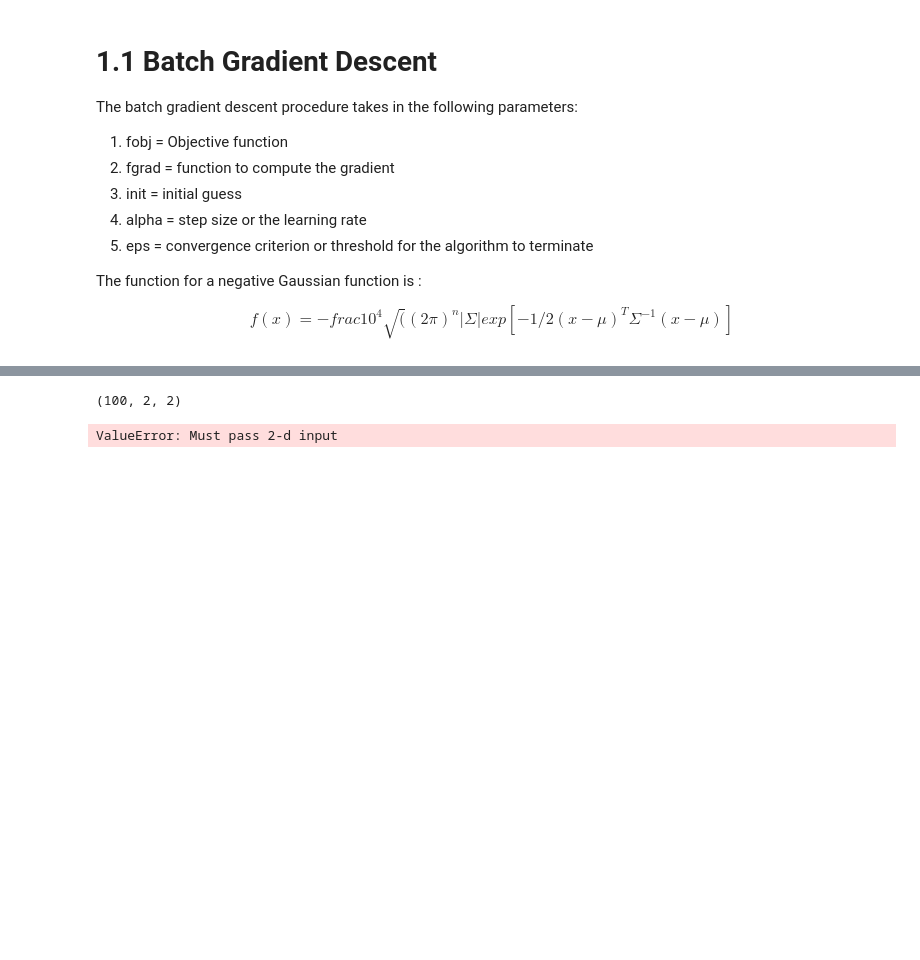
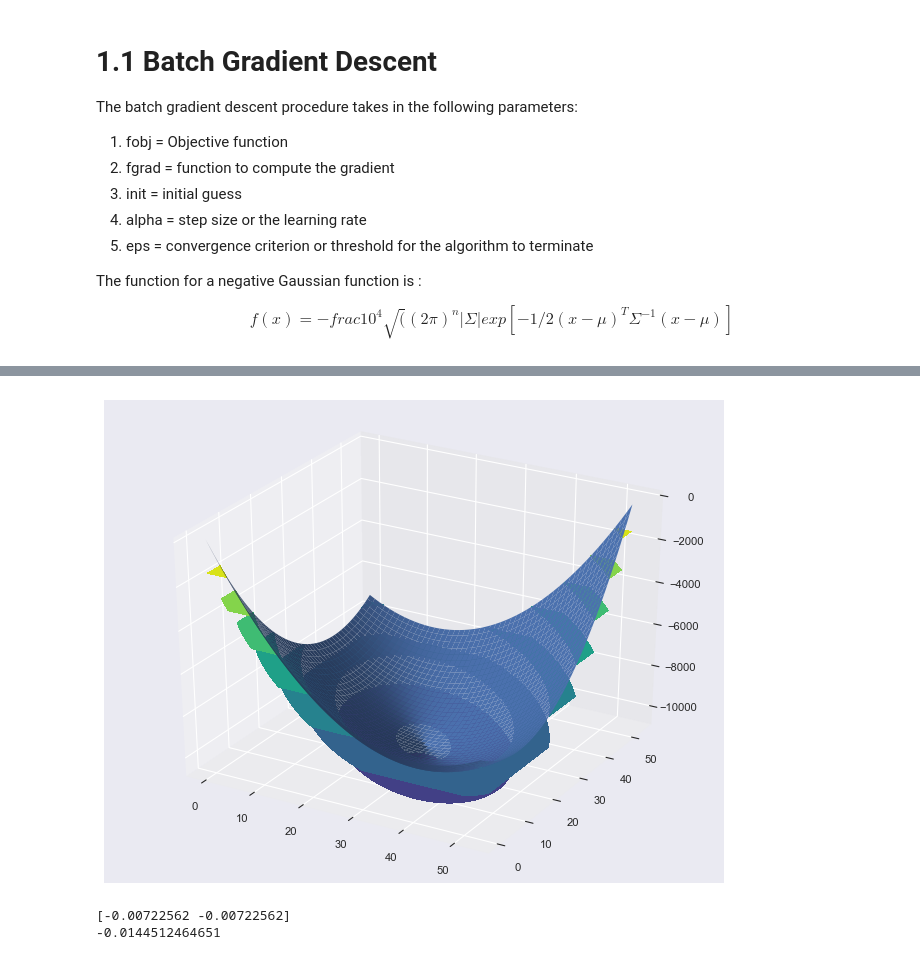
Before and after one commit to kulinseth/ml_courses, a Jupyter notebook: hw1/code/P1/hw1.ipynb, the cells around one changed output, grey strips where cells are left out. Cells and saved outputs as stored; diff of their text form; code cells hidden in the pictures; blank space fills up the shorter version.

```diff
--- a/hw1/code/P1/hw1.ipynb
+++ b/hw1/code/P1/hw1.ipynb
@@ -113,11 +144,44 @@ if __name__ == '__main__':
-# %%
-x = np.random.uniform(0.0, 20.0,(2,100))
-x = x.T
-y = np.array([neg_gaussian_func(_x) for _x in x])
-print y.shape
-df = pd.DataFrame(y, columns=["x", "y"])
-sns.jointplot(x="x", y="y", data=df)
-sns.jointplot(x="x", y="y", data=df, kind="kde");
-# %% [output]
-(100, 2, 2)
-ValueError: Must pass 2-d input
+# %%
+    N_quad = 300
+    X_quad = np.linspace(0, 160/3, N_quad)
+    Y_quad = np.linspace(0, 160/3, N_quad)
+    X_quad, Y_quad = np.meshgrid(X_quad, Y_quad)
+    pos_quad = np.empty(X_quad.shape + (2,))
+    pos_quad[:, :, 0] = X_quad
+    pos_quad[:, :, 1] = Y_quad
+    Z_quad = quadratic_bowl_func(pos_quad)
+
+    # Plot the Negative gaussian function
+    fig = plt.figure(num=None, figsize=(10, 8), dpi=80)
+    ax = fig.gca(projection='3d')
+    ax.plot_surface(X_quad, Y_quad, Z_quad)
+
+    cset = ax.contourf(X_quad, Y_quad, Z_quad, zdir='z',cmap=cm.viridis)
+    plt.show()
+    #The min value is print np.dot(np.linalg.inv([[10.0, 5.0],[5.0, 10.0]]), [400.0, 400.0])
+    #[ 26.66666667  26.66666667]
+    x_quad, grad_quad, fx_quad = batch_gradient_descent(quadratic_bowl_func, quadratic_bowl_grad, init)
+
+    # TODO: Plot contour plot showing the effect of the init value
+
+    # TODO: Plot contour plot showing the effect of the step size
+
+    # TODO: Plot contour plot showing the convergence criterion
+
+    # TODO: Norm of the gradient
+
+    # TODO: Plot the above plots for multiplier of 1, so total of 8 plots
+# %% [output]
+[figure, added]
+# %%
+def approx_gradient_method(func, x, delta):
+    grad = (func(x+delta) - func(x-delta))/(2.0*delta)
+    return grad
+
+grad_closed_gauss = neg_gaussian_grad(init)
+grad_approx_gauss = approx_gradient_method(neg_gaussian_func, init, 1e-6)
+print grad_closed_gauss
+print grad_approx_gauss
+# %% [output]
+[-0.00722562 -0.00722562]
+-0.0144512464651
```
Also changed, not shown: parts of 2 cells of this notebook.
